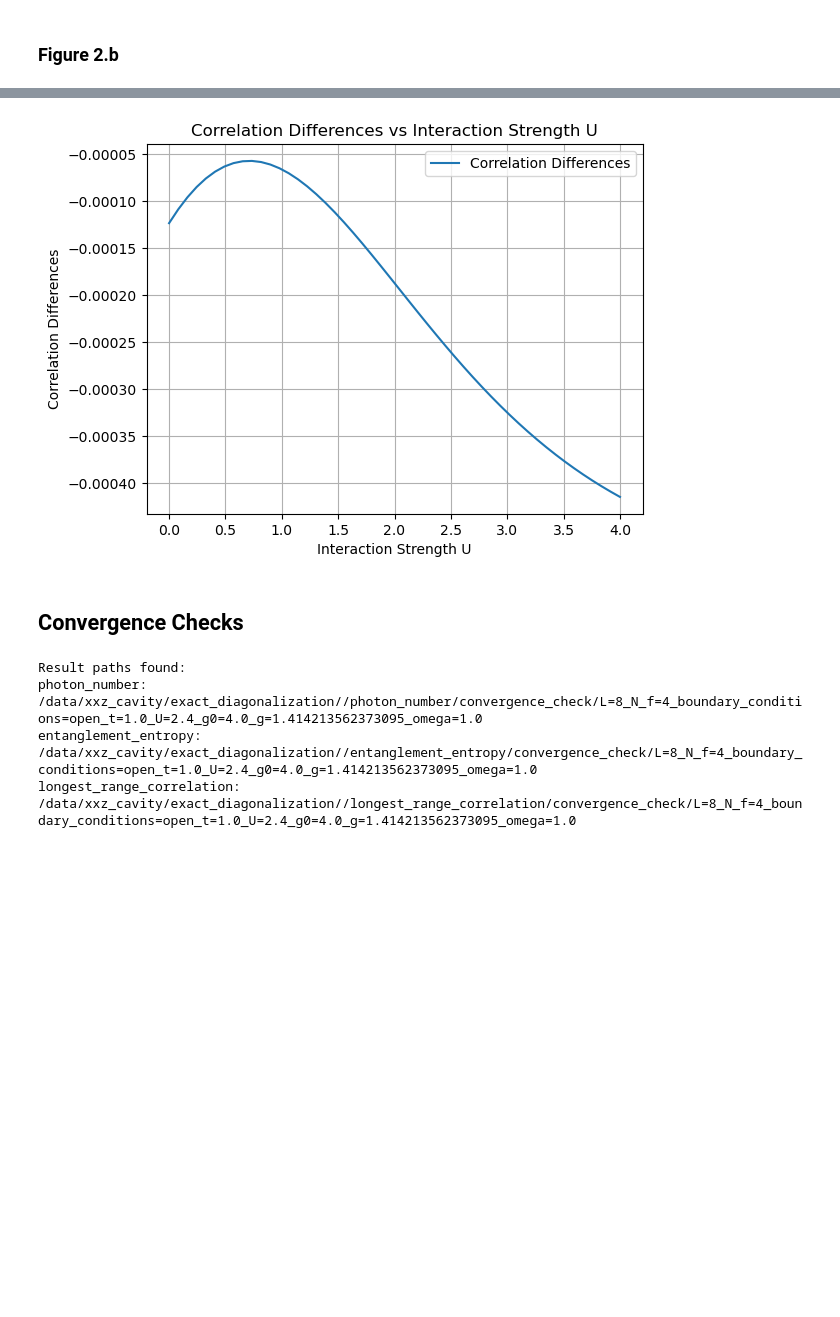
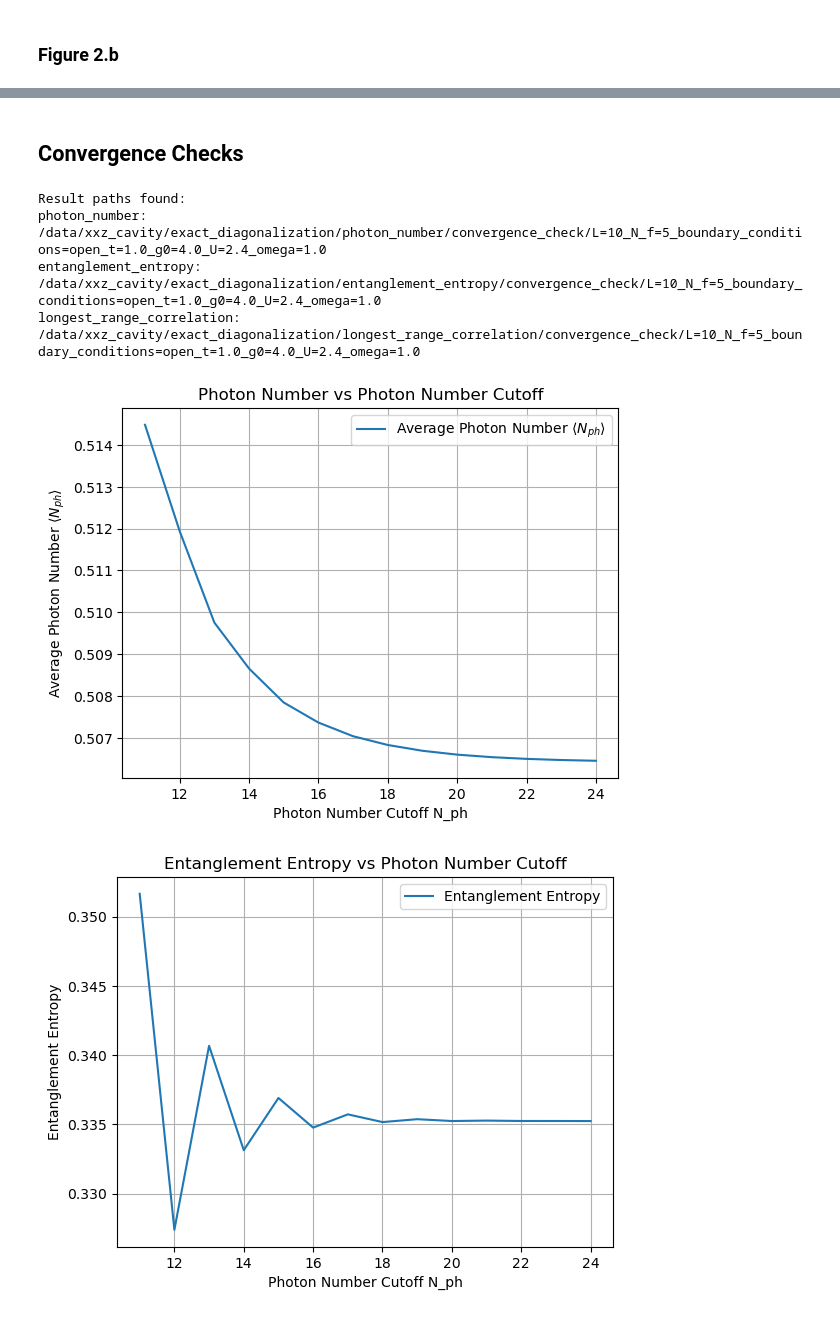
Before and after one commit to FerdinandToelkes/xxz_cavity, a Jupyter notebook: scripts/exact_diagonalization/analysis_notebook.ipynb, the cells around one changed output, grey strips where cells are left out. Saved outputs shown, nothing was run; the diff lists cells and outputs as text; code cells hidden in the pictures; blank space fills up the shorter version.

```diff
--- a/scripts/exact_diagonalization/analysis_notebook.ipynb
+++ b/scripts/exact_diagonalization/analysis_notebook.ipynb
@@ -347,49 +421,63 @@ for observable_key, path in result_paths.items():
-# %%
-U_list = results["longest_range_correlation_g0=0"][0]
-g_finite_minus_g_zero = results["longest_range_correlation_g0=0.3"][1] - results["longest_range_correlation_g0=0"][1]
-plot_correlation_differences_vs_U(U_list, g_finite_minus_g_zero)
-# %% [output]
-[figure, removed]
 # %% [markdown]
 ## Convergence Checks
 # %%
 root_data_dir = cfg.root_data_dir
 sweep = "convergence_check"
 observables = ["photon_number", "entanglement_entropy", "longest_range_correlation"]
-L = 8
+L = 10
 N_f = L // 2
 boundary_conditions = "open"
 t = 1.0
 U = 2.4
 g0 = 4.0
-base_dir_name = f"L={L}_N_f={N_f}_boundary_conditions={boundary_conditions}_t={t}_U={U}_g0={g0}"
+base_dir_name = f"L={L}_N_f={N_f}_boundary_conditions={boundary_conditions}_t={t}_g0={g0}_U={U}"
 result_paths = {}
 for observable in observables:
-    base_path = f"{root_data_dir}/{observable}/{sweep}/{base_dir_name}"
+    base_path = os.path.join(root_data_dir, observable, sweep, base_dir_name)
     # check if there is a directory starting with base_path
-    matching_dirs = [d for d in os.listdir(os.path.dirname(base_path)) if d.startswith(base_dir_name)]
-    if not matching_dirs:
-        print(f"No matching directories found for observable {observable} in {base_path}")
-        continue
-    elif len(matching_dirs) > 1:
-        print(f"Multiple matching directories found for observable {observable} in {base_path}: {matching_dirs}")
-        continue
-    result_paths[observable] = os.path.join(os.path.dirname(base_path), matching_dirs[0])
+    result_path = get_matching_result_dir(observable, base_dir_name, base_path)
+    if result_path is not None:
+        result_paths[observable] = result_path
 
 print("Result paths found:")
 for obs, path in result_paths.items():
     print(f"{obs}: {path}")
 # %% [output]
 Result paths found:
-photon_number: /data/xxz_cavity/exact_diagonalization//photon_number/convergence_check/L=8_N_f=4_boundary_conditions=open_t=1.0_U=2.4_g0=4.0_g=1.414213562373095_omega=1.0
-entanglement_entropy: /data/xxz_cavity/exact_diagonalization//entanglement_entropy/convergence_check/L=8_N_f=4_boundary_conditions=open_t=1.0_U=2.4_g0=4.0_g=1.414213562373095_omega=1.0
-longest_range_correlation: /data/xxz_cavity/exact_diagonalization//longest_range_correlation/convergence_check/L=8_N_f=4_boundary_conditions=open_t=1.0_U=2.4_g0=4.0_g=1.414213562373095_omega=1.0
+photon_number: /data/xxz_cavity/exact_diagonalization/photon_number/convergence_check/L=10_N_f=5_boundary_conditions=open_t=1.0_g0=4.0_U=2.4_omega=1.0
+entanglement_entropy: /data/xxz_cavity/exact_diagonalization/entanglement_entropy/convergence_check/L=10_N_f=5_boundary_conditions=open_t=1.0_g0=4.0_U=2.4_omega=1.0
+longest_range_correlation: /data/xxz_cavity/exact_diagonalization/longest_range_correlation/convergence_check/L=10_N_f=5_boundary_conditions=open_t=1.0_g0=4.0_U=2.4_omega=1.0
 # %%
-# load results
-results = {}
-for observable, path in result_paths.items():
-    results_file = os.path.join(path, "results.npy")
-    if not os.path.exists(results_file):
-        print(f"Results file not found for observable {observable} in {path}")
-        continue
-    results[observable] = np.load(results_file)
+# load and plot the results
+results = load_results(result_paths)
+
+n_start = 6
+
+# make plots for each observable
+for observable, results in results.items():
+    # throw away the first n_start data points
+    results = (results[0][n_start:], results[1][n_start:])
+    if observable == "photon_number":
+        plot_xy(
+            results[0], results[1],
+            xlabel='Photon Number Cutoff N_ph',
+            ylabel=r'Average Photon Number $\langle N_{ph} \rangle$',
+            title='Photon Number vs Photon Number Cutoff'
+        )
+    elif observable == "entanglement_entropy":
+        plot_xy(
+            results[0], results[1],
+            xlabel='Photon Number Cutoff N_ph',
+            ylabel='Entanglement Entropy',
+            title='Entanglement Entropy vs Photon Number Cutoff'
+        )
+    elif observable == "longest_range_correlation":
+        plot_xy(
+            results[0], results[1],
+            xlabel='Photon Number Cutoff N_ph',
+            ylabel='Longest Range Correlation',
+            title='Longest Range Correlation vs Photon Number Cutoff'
+        )
+# %% [output]
+[figure, added]
+[figure, added]
```
Also changed, not shown: parts of 13 cells of this notebook, 8 other files.
